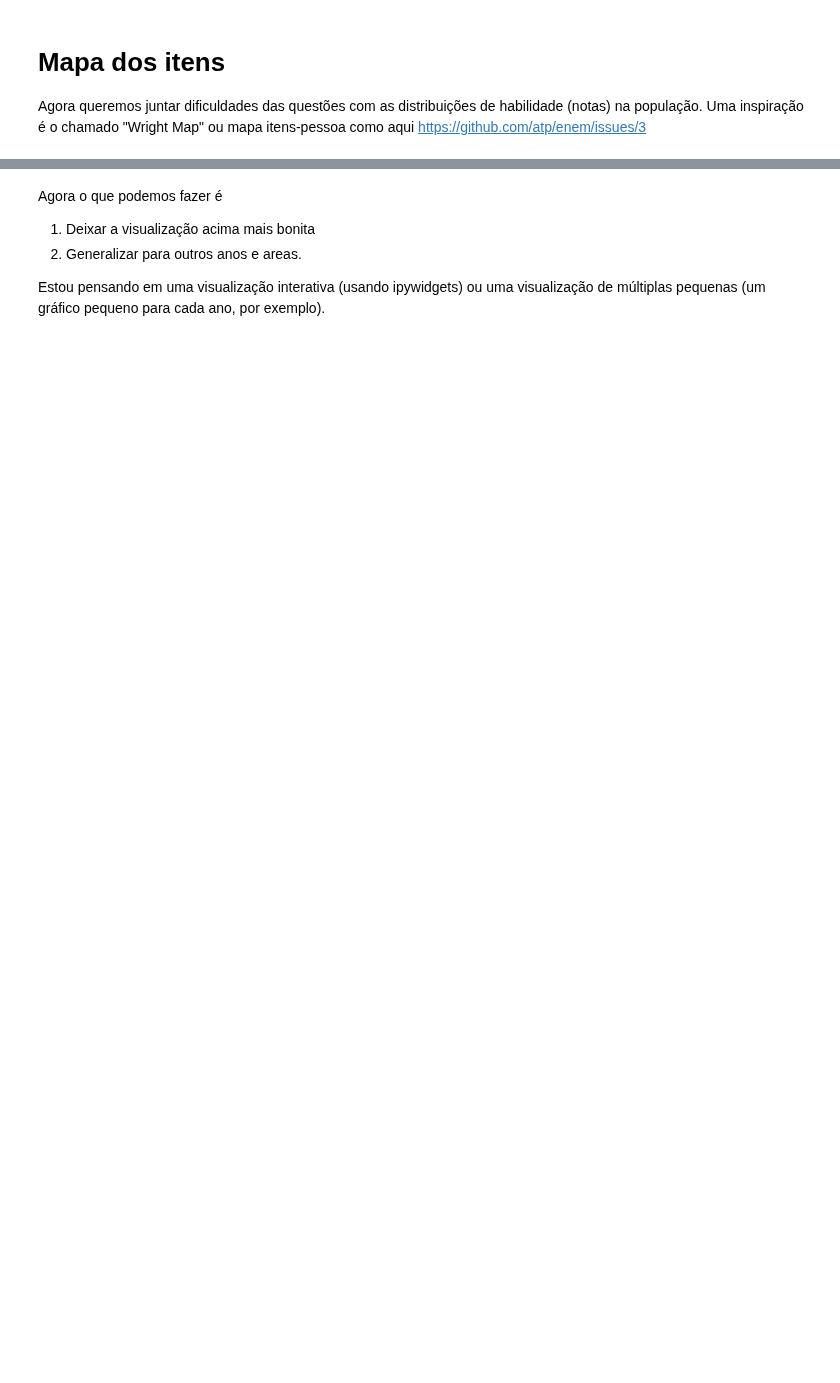
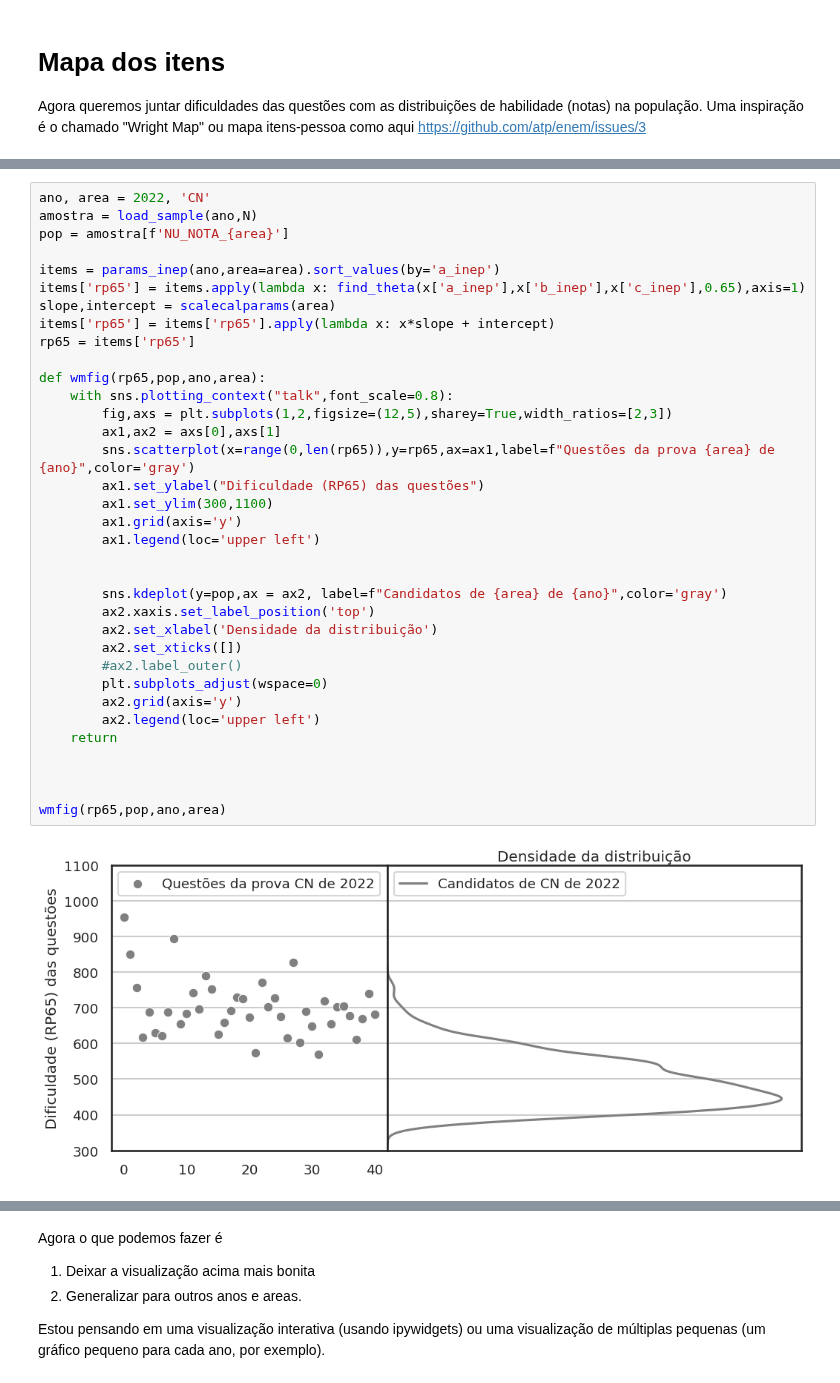
Before and after one commit to atp/enem, a Jupyter notebook: ItemMap.ipynb, the cells around one changed output, grey strips where cells are left out. Saved outputs shown, nothing was run; the diff lists cells and outputs as text; blank space fills up the shorter version.

```diff
--- a/ItemMap.ipynb
+++ b/ItemMap.ipynb
@@ -136 +174,38 @@ slope,intercept = scalecalparams('MT')
+# %%
+ano, area = 2022, 'CN'
+amostra = load_sample(ano,N)
+pop = amostra[f'NU_NOTA_{area}']
+
+items = params_inep(ano,area=area).sort_values(by='a_inep')
+items['rp65'] = items.apply(lambda x: find_theta(x['a_inep'],x['b_inep'],x['c_inep'],0.65),axis=1)
+slope,intercept = scalecalparams(area)
+items['rp65'] = items['rp65'].apply(lambda x: x*slope + intercept)
+rp65 = items['rp65']
+
+def wmfig(rp65,pop,ano,area):
+    with sns.plotting_context("talk",font_scale=0.8):
+        fig,axs = plt.subplots(1,2,figsize=(12,5),sharey=True,width_ratios=[2,3])
+        ax1,ax2 = axs[0],axs[1]
+        sns.scatterplot(x=range(0,len(rp65)),y=rp65,ax=ax1,label=f"Questões da prova {area} de {ano}",color='gray')
+        ax1.set_ylabel("Dificuldade (RP65) das questões")
+        ax1.set_ylim(300,1100)
+        ax1.grid(axis='y')
+        ax1.legend(loc='upper left')
+
+
+        sns.kdeplot(y=pop,ax = ax2, label=f"Candidatos de {area} de {ano}",color='gray')
+        ax2.xaxis.set_label_position('top')
+        ax2.set_xlabel('Densidade da distribuição')
+        ax2.set_xticks([])
+        #ax2.label_outer()
+        plt.subplots_adjust(wspace=0)
+        ax2.grid(axis='y')
+        ax2.legend(loc='upper left')
+    return
+
+
+
+wmfig(rp65,pop,ano,area)
+# %% [output]
+[figure, added]
 # %%
```
Also changed, not shown: parts of 45 cells of this notebook, 5 other files.
